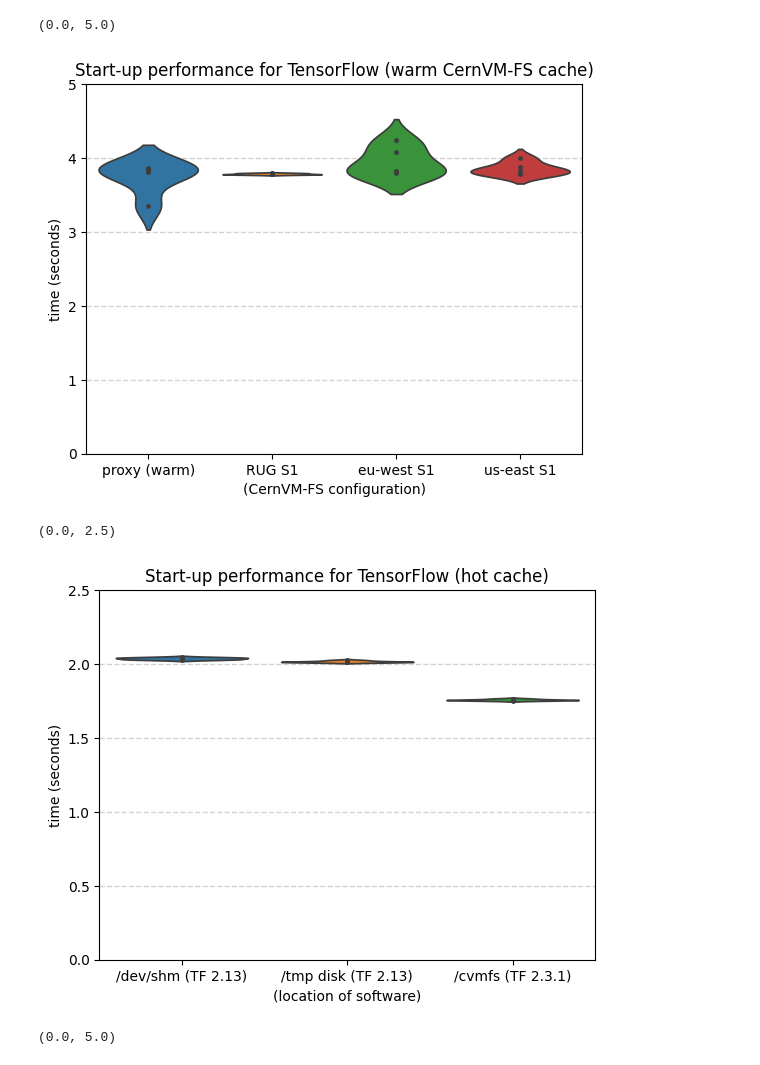
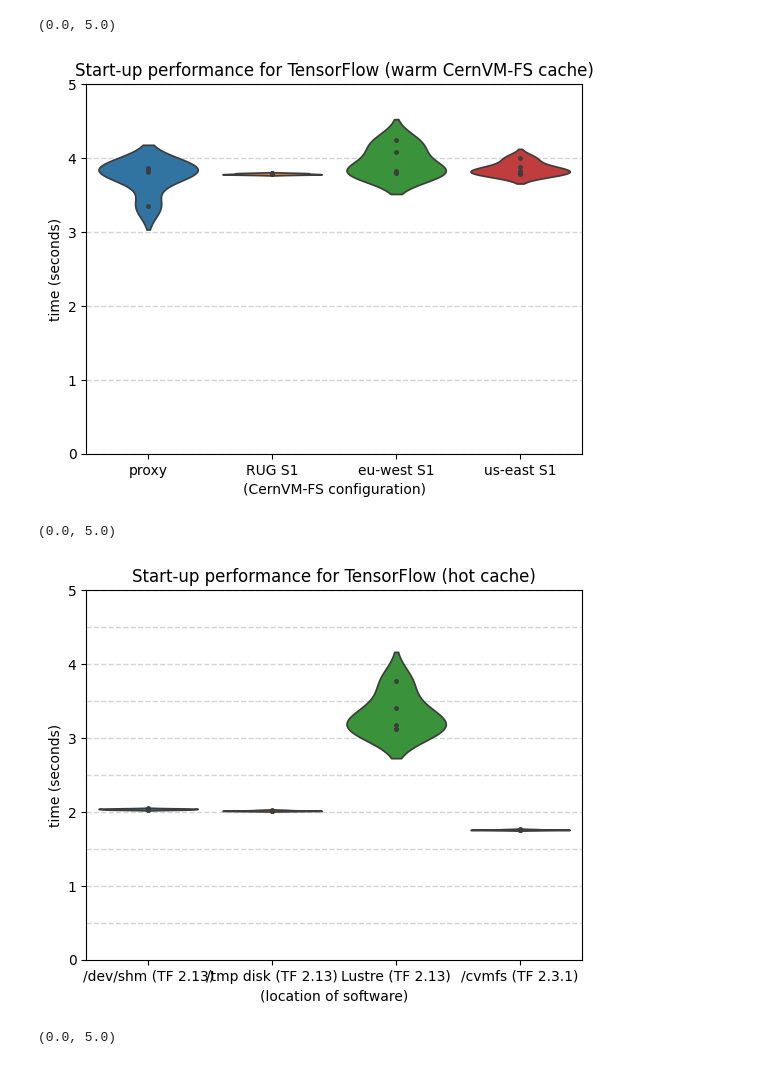
Before and after one commit to multixscale/cvmfs-tutorial-hpc-best-practices, a Jupyter notebook: cvmfs_perf_tensorflow_hpcugent.ipynb, the cells around one changed output. Drawn from its saved outputs; the diff is of its cells as text; code cells hidden in the pictures.

Commit message:
add data for TensorFlow 2.13.0 hosted on Lustre filesystem

```diff
--- a/cvmfs_perf_tensorflow_hpcugent.ipynb
+++ b/cvmfs_perf_tensorflow_hpcugent.ipynb
@@ -17,6 +17,8 @@
 dev_shm_cold_cache = [2.053, 2.033, 2.051, 2.048, 2.055]
 # %%
 tmp_cold_cache = [4.382, 4.408, 4.420, 4.412, 4.413]
+# %%
+lustre_vsc_tier1_hortense_cold_cache = [58.905, 60.873, 58.235, 60.102, 60.357]
 # %%
 cvmfs_cold_cache_proxy = [10.094, 10.095, 10.047, 10.066, 10.080]
 # %%
@@ -37,6 +39,8 @@ cvmfs_warm_cache_no_proxy_azure_us_east = [3.831, 3.782, 3.793, 3.997, 3.876]
 dev_shm_hot_cache = [2.042, 2.039, 2.046, 2.030, 2.032]
 # %%
 tmp_hot_cache = [2.018, 2.013, 2.015, 2.013, 2.026]
+# %%
+lustre_vsc_tier1_hortense_hot_cache = [3.766, 3.125, 3.125, 3.179, 3.403]
 # %%
 cvmfs_hot_cache = [1.766, 1.756, 1.757, 1.753, 1.759]
 # %%
@@ -46,7 +50,8 @@ from seaborn import violinplot
 data_cold_cache = {
     "/dev/shm": dev_shm_cold_cache,
     "/tmp": tmp_cold_cache,
-    "proxy (warm)": cvmfs_cold_cache_proxy,
+    "Lustre": lustre_vsc_tier1_hortense_cold_cache,
+    "proxy": cvmfs_cold_cache_proxy,
     "RUG.nl S1": cvmfs_cold_cache_no_proxy_rug_s1,
     "eu-west S1": cvmfs_cold_cache_no_proxy_aws_eu_west,
     "us-east S1": cvmfs_cold_cache_no_proxy_azure_us_east,
@@ -69,6 +74,6 @@ _ = twinx.set_yticklabels(y_values)
 # %%
 data_warm_cache = {
-    "proxy (warm)": cvmfs_warm_cache_proxy,
+    "proxy": cvmfs_warm_cache_proxy,
     "RUG S1": cvmfs_warm_cache_no_proxy_rug_s1,
     "eu-west S1": cvmfs_warm_cache_no_proxy_aws_eu_west,
     "us-east S1":cvmfs_warm_cache_no_proxy_azure_us_east,
@@ -84,25 +89,26 @@ for y in y_values:
 plot.set_ylim(0)
 # %% [output]
 (0.0, 5.0)
-[figure, old version]
+[figure, new version]
 # %%
 data_hot_cache = {
     "/dev/shm (TF 2.13)": dev_shm_hot_cache,
     "/tmp disk (TF 2.13)": tmp_hot_cache,
+    "Lustre (TF 2.13)": lustre_vsc_tier1_hortense_hot_cache,
     "/cvmfs (TF 2.3.1)": cvmfs_hot_cache,
 }
 plot = violinplot(data_hot_cache, inner="point")
 plot.set_title("Start-up performance for TensorFlow (hot cache)")
 plot.set_xlabel("(location of software)")
 plot.set_ylabel("time (seconds)")
-y_values = [0.5, 1.0, 1.5, 2.0, 2.5]
+y_values = [0.5, 1.0, 1.5, 2.0, 2.5, 3.0, 3.5, 4.0, 4.5, 5.0]
 plot.set_ylim((1, max(y_values)))
 for y in y_values:
     plot.axhline(y=y, color='lightgray', linestyle='--', linewidth=1, zorder=0)
 plot.set_ylim(0)
 # %% [output]
-(0.0, 2.5)
+(0.0, 5.0)
-[figure, old version]
+[figure, new version]
 # %%
 data_compare = {
     "/dev/shm": dev_shm_cold_cache,
```
Also changed, not shown: parts of 1 cell of this notebook.
